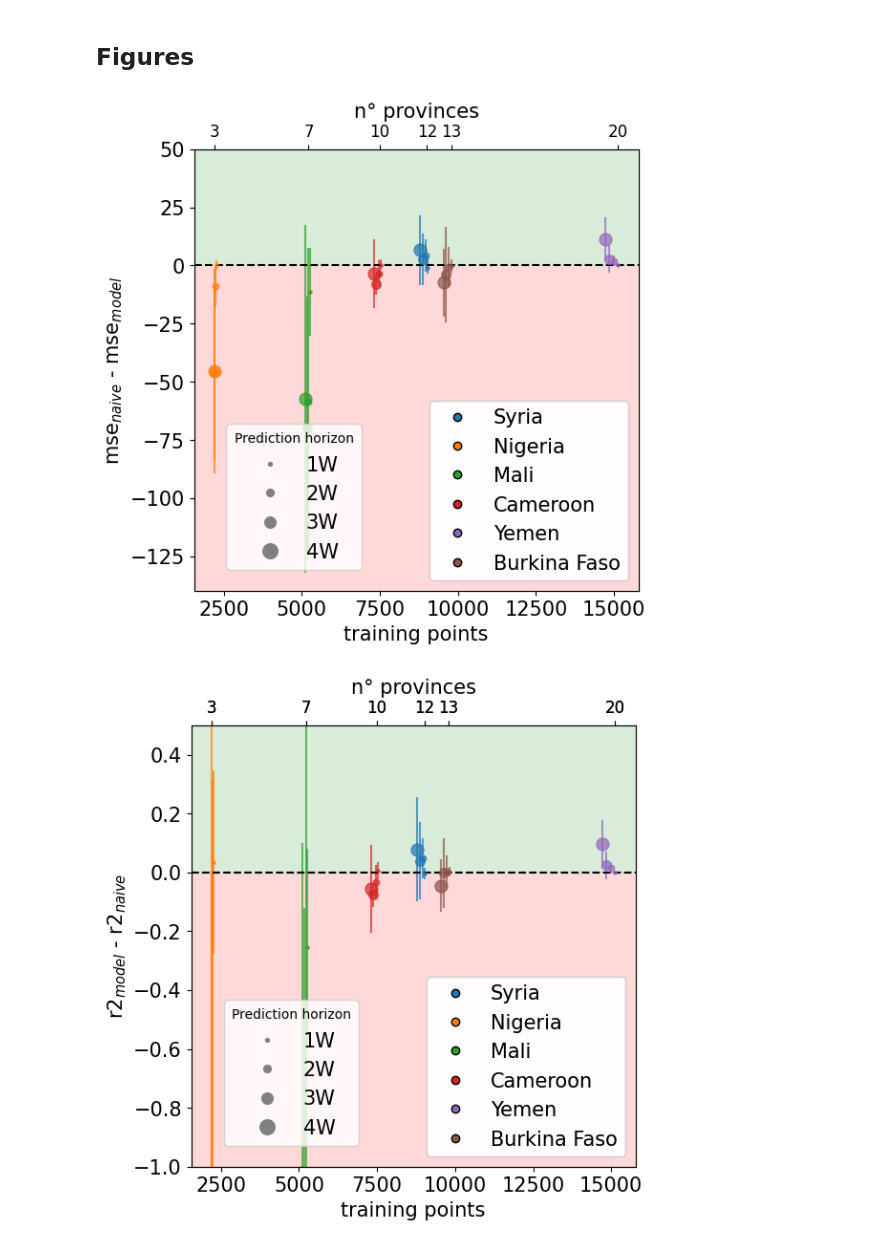
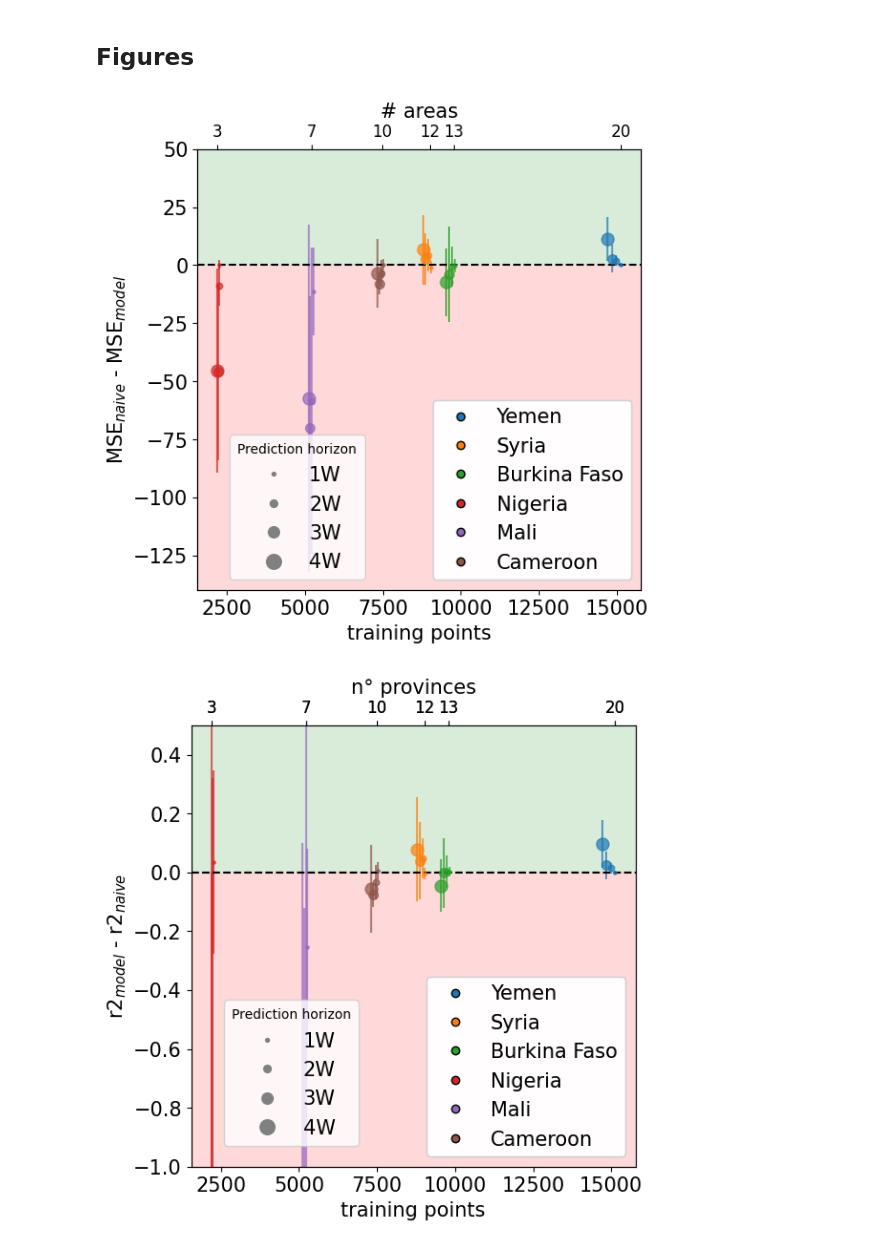
Before and after one commit to pietro-foini/ISI-WFP, a Jupyter notebook: Time-series Forecasting/RESULTS&ANALYSIS/Forecasting (naive vs model & training points) - All countries - Same start - Review 2.ipynb, the cells around one changed output. Cells and saved outputs as stored; diff of their text form; code cells hidden in the pictures.

```diff
--- a/Time-series Forecasting/RESULTS&ANALYSIS/Forecasting (naive vs model & training points) - All countries - Same start - Review 2.ipynb
+++ b/Time-series Forecasting/RESULTS&ANALYSIS/Forecasting (naive vs model & training points) - All countries - Same start - Review 2.ipynb
@@ -23,7 +23,8 @@ NAME_ANALYSIS = basename(PROJECT_ROOT)
 ## Configuration
 # %%
 # Load corresponding simulations (hyper-parameter tuning + forecasting) for each country.
-COUNTRIES = ["Syria", "Nigeria", "Mali", "Cameroon", "Yemen", "Burkina Faso"]
+COUNTRIES = ["Yemen", "Syria", "Burkina Faso", "Nigeria", "Mali", "Cameroon"]
+COLORS = {country: sns.color_palette("tab10")[i] for i, country in enumerate(COUNTRIES)}
 # %%
 for country in COUNTRIES:
     print(country)
@@ -100,45 +101,45 @@ for i, country in enumerate(COUNTRIES):
     for j in range(len(results_mean)):
         axs.errorbar(results_mean.iloc[j]["training points"], results_mean.iloc[j]["diff"],
                      yerr = results_std.iloc[j]["diff"], marker = "o", linestyle = "none",
-                     color = sns.color_palette("tab10")[i], markersize = results_mean.index[j]/3,
+                     color = COLORS[country], markersize = results_mean.index[j]/3,
                      alpha = 0.7)
 
 # Add 0 line.
 axs.axhline(y = 0, color = "black", linestyle = "--")
 
 ax2 = axs.twiny()
 ax2.plot([x[1] for x in n_provinces], np.ones(len(n_provinces)), alpha = 0) # Create a dummy plot
 xticks = ax2.get_xticks()
 ax2.set_xticks([x[1] for x in n_provinces])
 ax2.set_xticklabels([str(x[0]) for x in n_provinces], fontdict = {'fontsize': 12})
-ax2.set_xlabel("n° provinces")
+ax2.set_xlabel("# areas")
 
 # Legend.
-h = [plt.plot([],[], color = sns.color_palette("tab10")[i], marker = "o", ls = "", markeredgewidth = 1,
+h = [plt.plot([],[], color = COLORS[country], marker = "o", ls = "", markeredgewidth = 1,
               markeredgecolor = "black")[0] for i, country in enumerate(COUNTRIES)]
 h = plt.legend(handles = h, labels = COUNTRIES, loc = "lower right")
 
 h1 = [plt.plot([],[], color = "gray", marker = "o", ms = i, ls = "")[0] for i in results_mean.index.values/2.5]
-axs.legend(handles = h1, labels = ["1W", "2W", "3W", "4W"], loc = "upper right", bbox_to_anchor = (0.4,0.4),
+axs.legend(handles = h1, labels = ["1W", "2W", "3W", "4W"], loc = "upper right", bbox_to_anchor = (0.4,0.375),
            title = "Prediction horizon")
 
 plt.gca().add_artist(h)
 
 axs.set_xlabel("training points")
-axs.set_ylabel("mse$_{naive}$ - mse$_{model}$")
+axs.set_ylabel("MSE$_{naive}$ - MSE$_{model}$")
 
 a = (axs.get_xlim()[0], axs.get_xlim()[1])
 b = (axs.get_ylim()[0], 50)
 
 axs.fill_between(np.arange(a[0], a[1]), 0, b[1], facecolor = "green", alpha = 0.15)
 axs.fill_between(np.arange(a[0], a[1]), 0, b[0], facecolor = "red", alpha = 0.15)
 
 axs.set_xlim(a)
 axs.set_ylim((b[0], 50))
 
 fig.savefig(f"./IMAGES/{NAME_ANALYSIS}/all_countries_{TYPE_ANALYSIS}.png" , bbox_inches = "tight", dpi = 300)
 # %% [output]
-[figure, old version]
+[figure, new version]
 # %%
 fig, axs = plt.subplots(figsize = (6, 6))
 
@@ -213,7 +214,7 @@ axs.set_ylim((-1, 0.5))
 
 fig.savefig(f"./IMAGES/{NAME_ANALYSIS}/all_countries_2_{TYPE_ANALYSIS}.png" , bbox_inches = "tight", dpi = 300)
 # %% [output]
-[figure, old version]
+[figure, new version]
 # %%
 fig, axs = plt.subplots(figsize = (6, 6))
 
```
Also changed, not shown: parts of 4 cells of this notebook, 11 other files.
